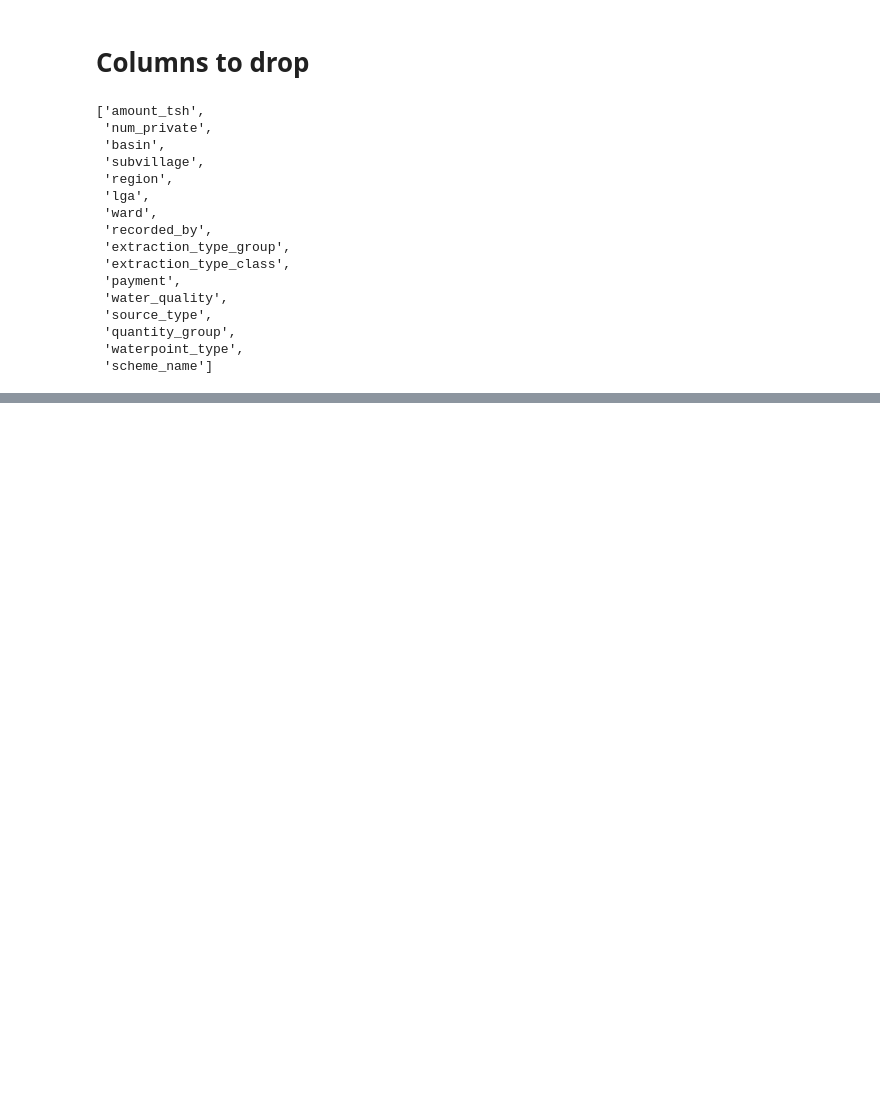
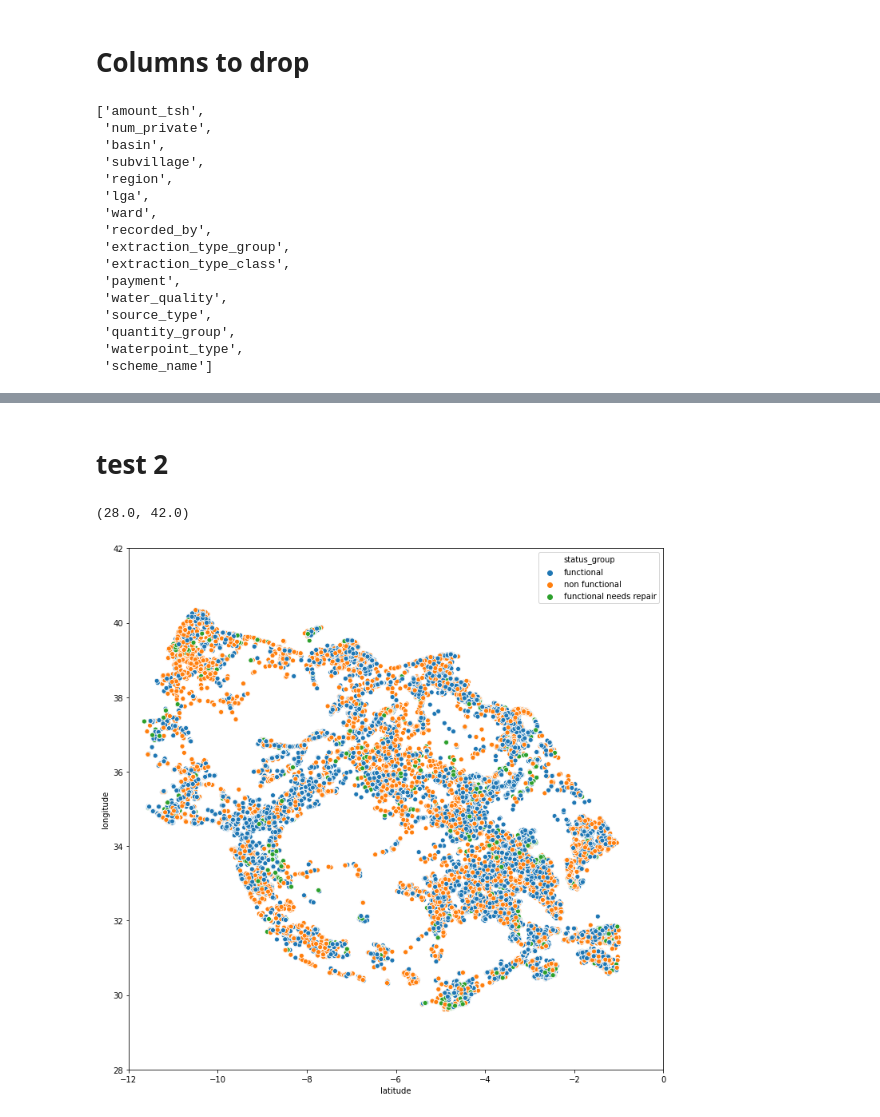
Before and after one commit to singsang2/Tanzanian-Water-Well-Project, a Jupyter notebook: Exploring Each Columns.ipynb, the cells around one changed output, grey strips where cells are left out. Cells and saved outputs as stored; diff of their text form; code cells hidden in the pictures; blank space fills up the shorter version.

```diff
--- a/Exploring Each Columns.ipynb
+++ b/Exploring Each Columns.ipynb
@@ -518,0 +635,11 @@ cols_to_drop
+# %% [markdown]
+# test 2
+# %%
+fig, ax = plt.subplots(figsize=(12,12))
+sns.scatterplot(x='latitude', y='longitude',
+                hue='status_group', data=df, ax=ax)
+plt.xlim(-12, 0)
+plt.ylim(28, 42)
+# %% [output]
+(28.0, 42.0)
+[figure, added]
```
Also changed, not shown: parts of 15 cells of this notebook, 1 other file.
